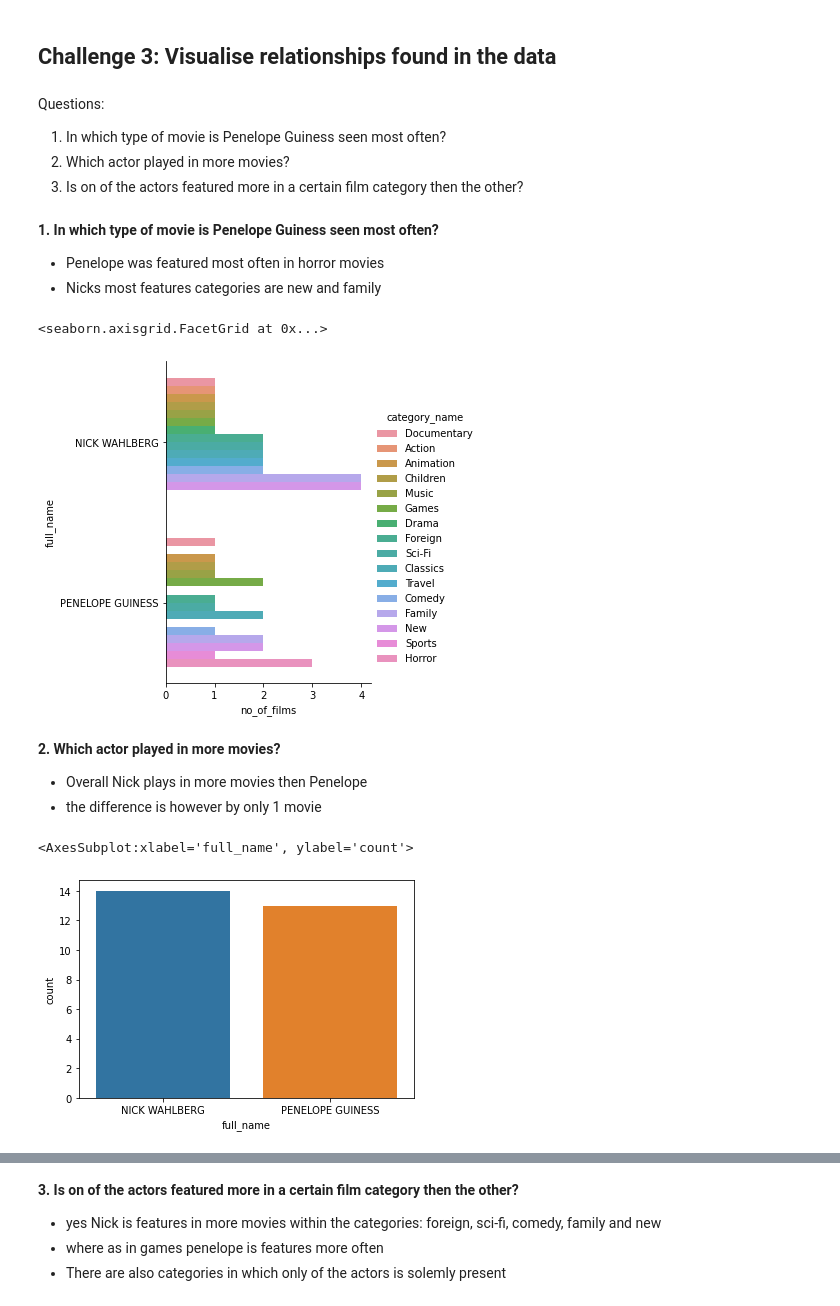
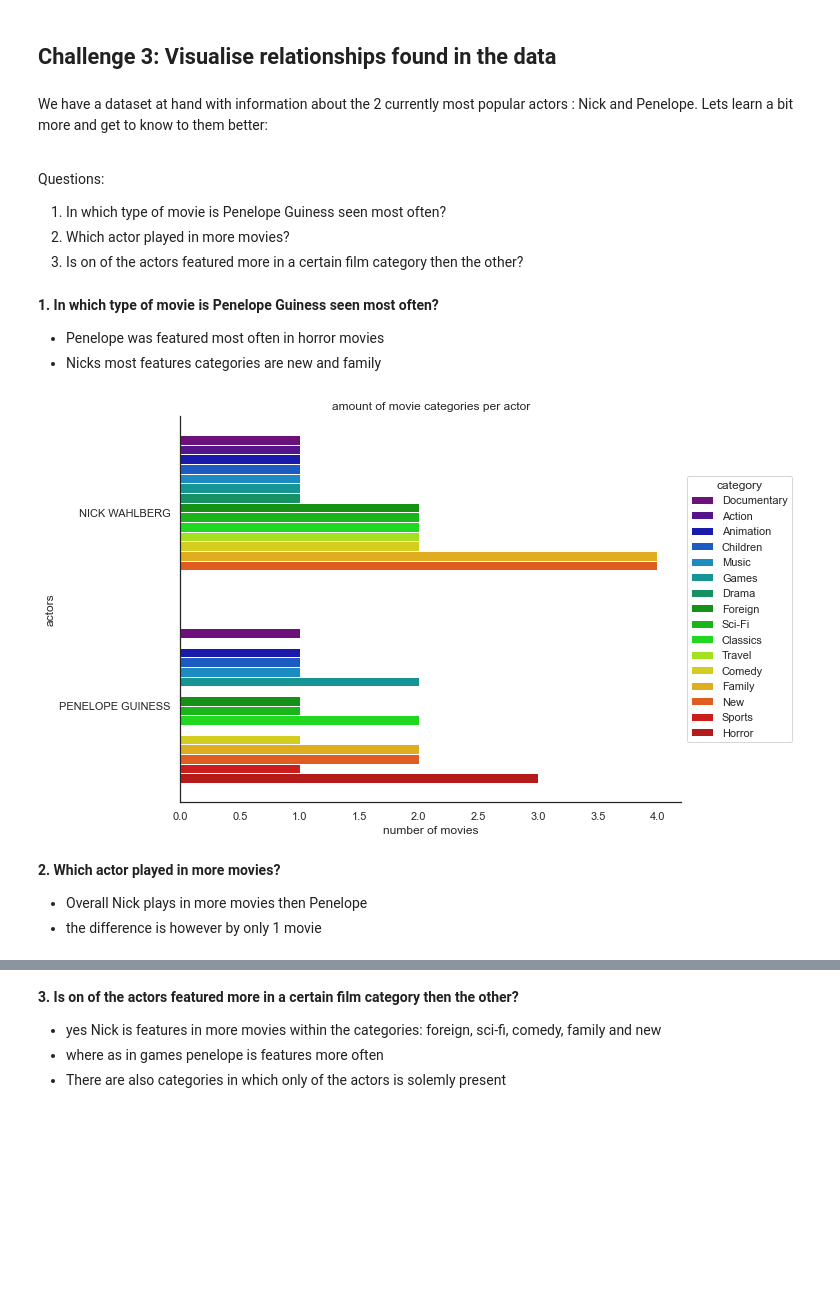
Before and after one commit to JosephineBiedermann/LabsPhine, a Jupyter notebook: Week3/LAB_SQL_Day5pythonconnect.ipynb, the cells around one changed output, grey strips where cells are left out. Drawn from its saved outputs; the diff is of its cells as text; code cells hidden in the pictures; blank space fills up the shorter version.

```diff
--- a/Week3/LAB_SQL_Day5pythonconnect.ipynb
+++ b/Week3/LAB_SQL_Day5pythonconnect.ipynb
@@ -194,6 +194,8 @@ datam.to_csv('LAB_SQL_Day5_datam.csv')
 # %% [markdown]
 ## Challenge 3: Visualise relationships found in the data
 # %% [markdown]
+We have a dataset at hand with information about the 2 currently most popular actors : Nick and Penelope. Lets learn a bit more and get to know to them better:<br><br>
+
 Questions:<br>
 
 1. In which type of movie is Penelope Guiness seen most often?<br>
@@ -207,18 +209,20 @@ import seaborn as sns
 
 - Penelope was featured most often in horror movies
 - Nicks most features categories are new and family
-# %%
-sns.catplot(x="no_of_films", y="full_name", hue="category_name", kind="bar", data=datam)
-# %% [output]
-<seaborn.axisgrid.FacetGrid at 0x...>
-[figure, removed]
+# %%
+a = sns.catplot(height=6,aspect=1.5, x="no_of_films", y="full_name", hue="category_name", kind="bar", data=datam, legend = False)
+sns.set_palette('nipy_spectral',16)
+plt.title('amount of movie categories per actor')
+plt.xlabel('number of movies')
+plt.ylabel('actors')
+plt.legend(title ='category', loc='center left', bbox_to_anchor=(1, 0.5))
+plt.savefig('cat1.png',bbox_inches='tight')
+#bbox_to_anchor says we want the anchor on the right (i.e. 1 on the x-axis) and vertically centered (0.5 on the y-axis).  loc says we want the legend center-left of this anchor.
+#For example, if you want a legend on the right, then the anchor location is center left of it.
+# %% [output]
+[figure, added]
 # %% [markdown]
 **2. Which actor played in more movies?<br>**
 
 - Overall Nick plays in more movies then Penelope
 - the difference is however by only 1 movie
-# %%
-sns.countplot(x='full_name', data = datam)
-# %% [output]
-<AxesSubplot:xlabel='full_name', ylabel='count'>
-[figure, removed]
```
Also changed, not shown: parts of 3 cells of this notebook.
